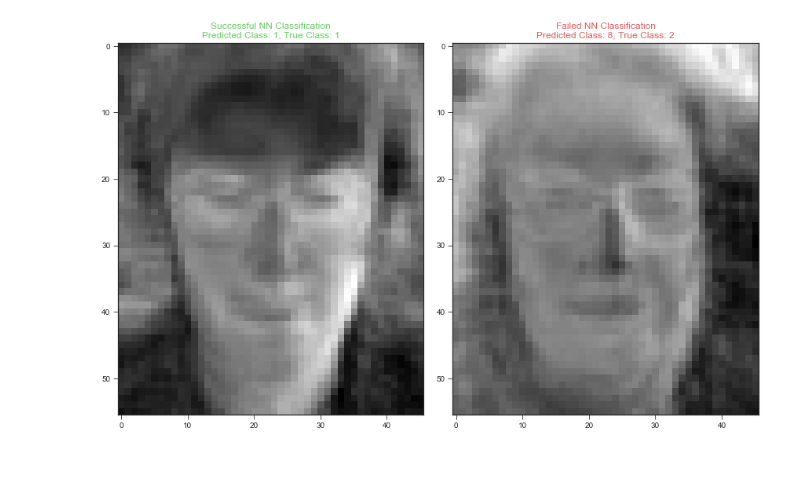
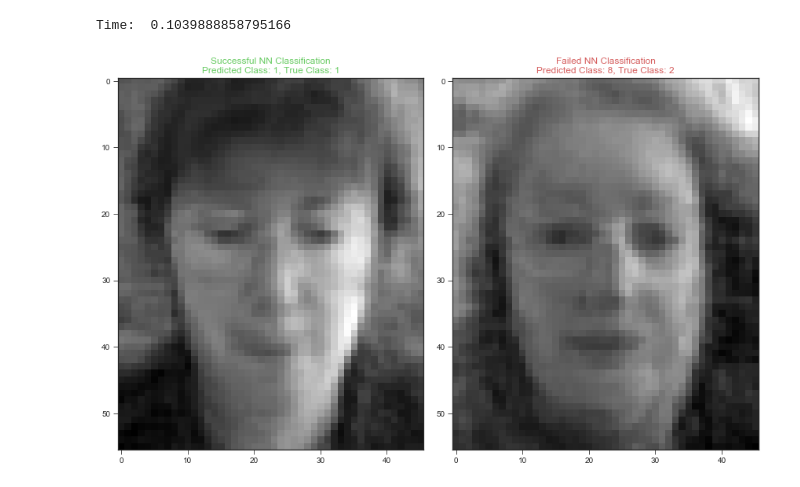
Before and after one commit to RajanPatel97/PCA-and-PCA-LDA-Ensemble-for-Face-Recognition, a Jupyter notebook: Q1 P2.ipynb, the cells around one changed output. Drawn from its saved outputs; the diff is of its cells as text; code cells hidden in the pictures.

Commit message:
Final touches and graphs for question 1

```diff
--- a/Q1 P2.ipynb
+++ b/Q1 P2.ipynb
@@ -204,4 +265,8 @@ Text(0,0.5,'Recogniton Accuracy / %')
 # %%
+import time
+import os
+import psutil
+
 # prettify plots
 plt.rcParams['figure.figsize'] = [12.0, 9.0]
 sns.set_palette(sns.color_palette("muted"))
@@ -209,9 +274,10 @@ _palette = sns.color_palette("muted")
 sns.set_style("ticks")
 
 
-M = 121
+M = 123
 standard = False
 
+start = time.time()
 pca = PCA(n_comps=M, standard=standard)
 
 W_train = pca.fit(X_train)
@@ -222,31 +288,35 @@ W_test = pca.transform(X_test)
 
 nn = KNeighborsClassifier(n_neighbors=1)
 nn.fit(W_train.T, y_train.T.ravel())
 
 y_hat = nn.predict(W_test.T)
+
+end = time.time()
+print("Total Execution Time: ", end - start)
 
 done = {'success': False, 'failure': False}
 
 fig, axes = plt.subplots(ncols=2)
 
 for y, t, w in zip(y_hat, y_test.T.ravel(), W_test.T):
     if y == t and done['success'] is False:
         x_hat = pca.reconstruct(w)
         axes[0].imshow(x_hat.reshape(46,56).T,
                        cmap=plt.get_cmap('gray'))
         axes[0].set_title(
             'Successful NN Classification\nPredicted Class: %d, True Class: %d' % (y, t), color=_palette[1])
         done['success'] = True
     elif y != t and done['failure'] is False:
         x_hat = pca.reconstruct(w)
         axes[1].imshow(x_hat.reshape(46,56).T,
                        cmap=plt.get_cmap('gray'))
         axes[1].set_title(
             'Failed NN Classification\nPredicted Class: %d, True Class: %d' % (y, t), color=_palette[2])
         done['failure'] = True
     #elif done['failure'] is True and done['success'] is True:
      #break
 
 fig.tight_layout()
 # %% [output]
+Time:  0.1039888858795166
-[figure, old version]
+[figure, new version]
```
Also changed, not shown: parts of 11 cells of this notebook, 1 other file.
